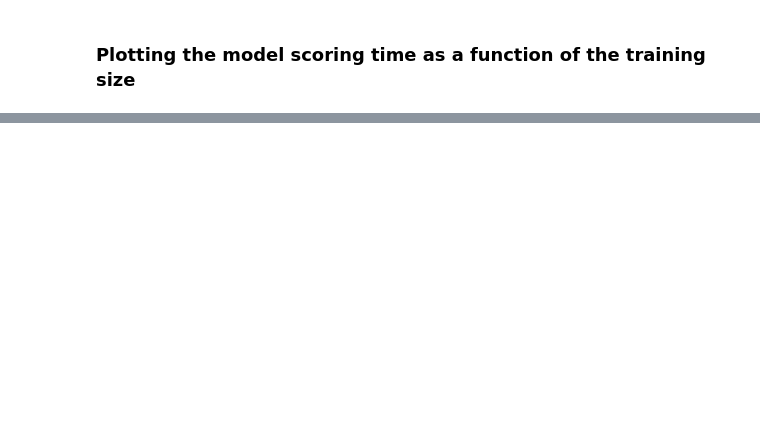
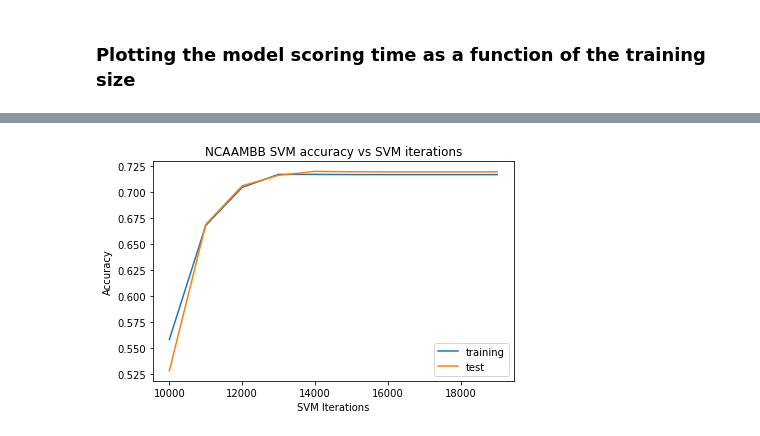
Before and after one commit to bagnboost/cs7641, a Jupyter notebook: ncaa03_svm.ipynb, the cells around one changed output, grey strips where cells are left out. Saved outputs shown, nothing was run; the diff lists cells and outputs as text; code cells hidden in the pictures; blank space fills up the shorter version.

```diff
--- a/ncaa03_svm.ipynb
+++ b/ncaa03_svm.ipynb
@@ -395,0 +496,13 @@ fig.tight_layout()
+# %%
+fig, ax = plt.subplots()
+
+ax.set_xlabel("SVM Iterations")
+ax.set_ylabel("Accuracy")
+ax.set_title("NCAAMBB SVM accuracy vs SVM iterations")
+ax.plot(max_iters, svm_by_iter["train_score"], label = "training")
+ax.plot(max_iters, svm_by_iter["test_score"], label = "test")
+ax.legend()
+
+fig.tight_layout()
+# %% [output]
+[figure, added]
```
Also changed, not shown: parts of 10 cells of this notebook, 6 other files.
